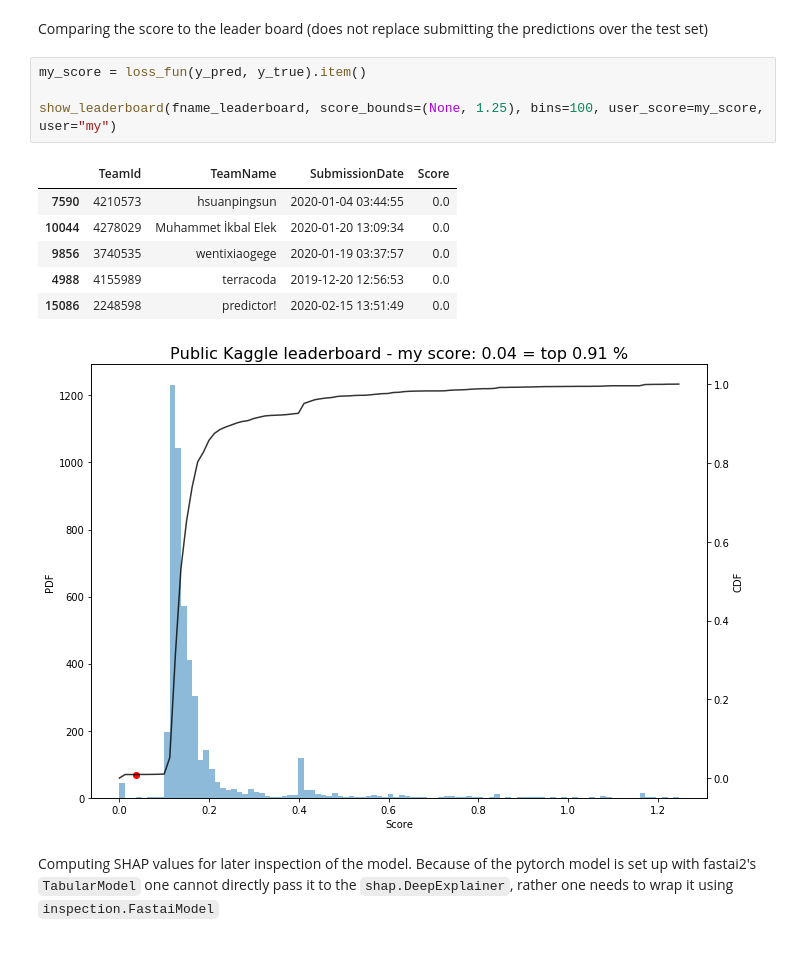
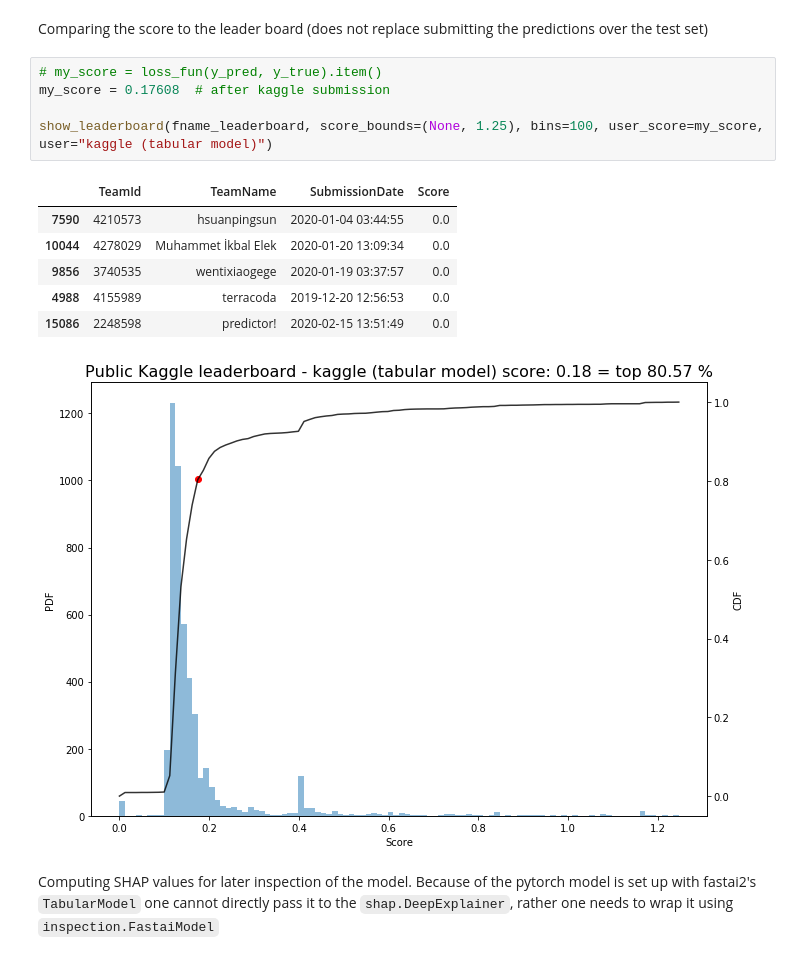
Before and after one commit to eschmidt42/kaggle_house_prices, a Jupyter notebook: notebooks/index.ipynb, the cells around one changed output. Saved outputs shown, nothing was run; the diff lists cells and outputs as text.

```diff
--- a/notebooks/index.ipynb
+++ b/notebooks/index.ipynb
@@ -215,17 +218,18 @@ y_pred[:5], y_true[:5]
 # %% [markdown]
 Comparing the score to the leader board (does not replace submitting the predictions over the test set)
 # %%
-my_score = loss_fun(y_pred, y_true).item()
+# my_score = loss_fun(y_pred, y_true).item()
+my_score = 0.17608  # after kaggle submission
 
-show_leaderboard(fname_leaderboard, score_bounds=(None, 1.25), bins=100, user_score=my_score, user="my")
+show_leaderboard(fname_leaderboard, score_bounds=(None, 1.25), bins=100, user_score=my_score, user="kaggle (tabular model)")
 # %% [output]
 |  | TeamId | TeamName | SubmissionDate | Score |
 | 7590 | 4210573 | hsuanpingsun | 2020-01-04 03:44:55 | 0.0 |
 | 10044 | 4278029 | Muhammet İkbal Elek | 2020-01-20 13:09:34 | 0.0 |
 | 9856 | 3740535 | wentixiaogege | 2020-01-19 03:37:57 | 0.0 |
 | 4988 | 4155989 | terracoda | 2019-12-20 12:56:53 | 0.0 |
 | 15086 | 2248598 | predictor! | 2020-02-15 13:51:49 | 0.0 |
-[figure, old version]
+[figure, new version]
 # %% [markdown]
 Computing SHAP values for later inspection of the model. Because of the pytorch model is set up with fastai2's `TabularModel` one cannot directly pass it to the `shap.DeepExplainer`, rather one needs to wrap it using `inspection.FastaiModel`
 # %%
```
Also changed, not shown: parts of 20 cells of this notebook.
